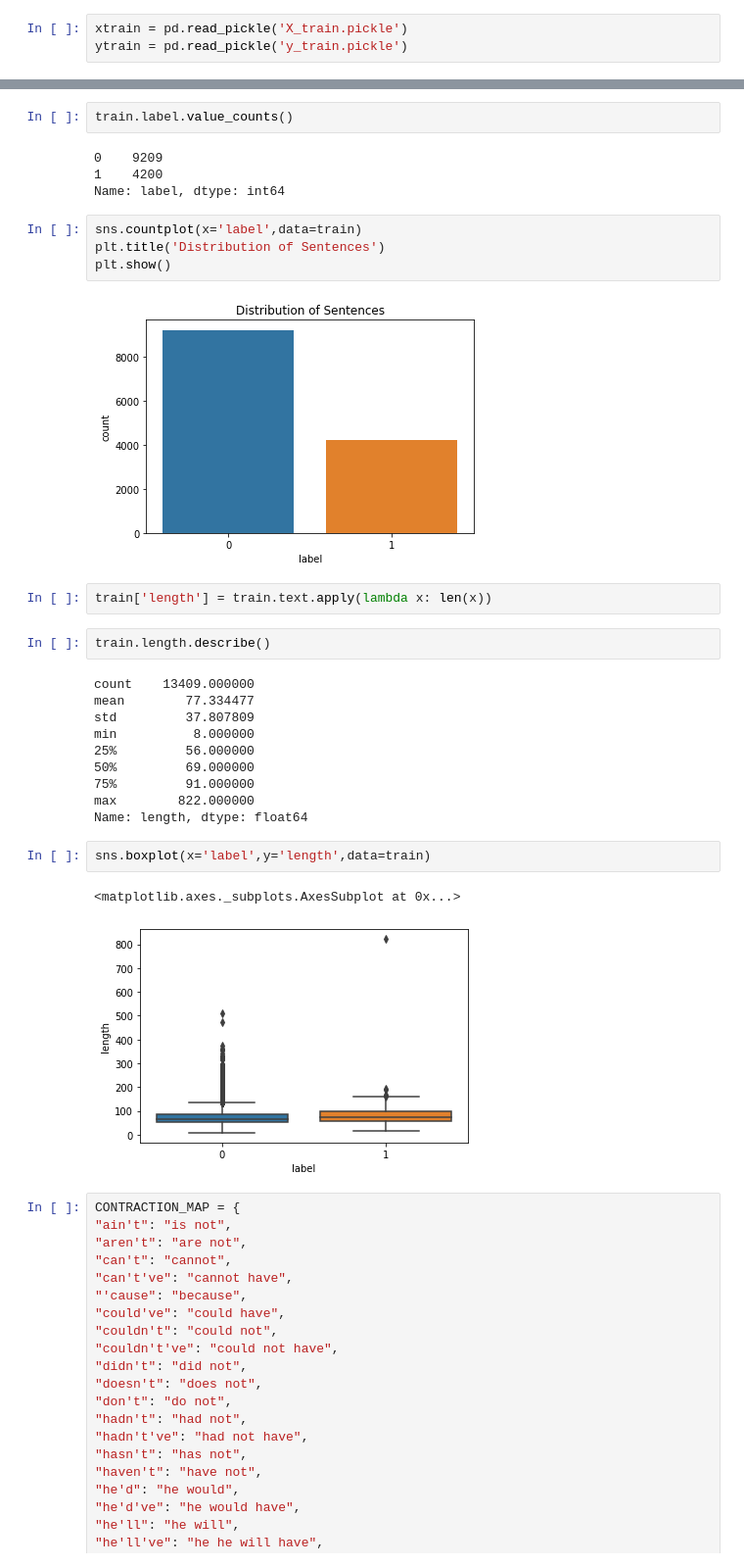
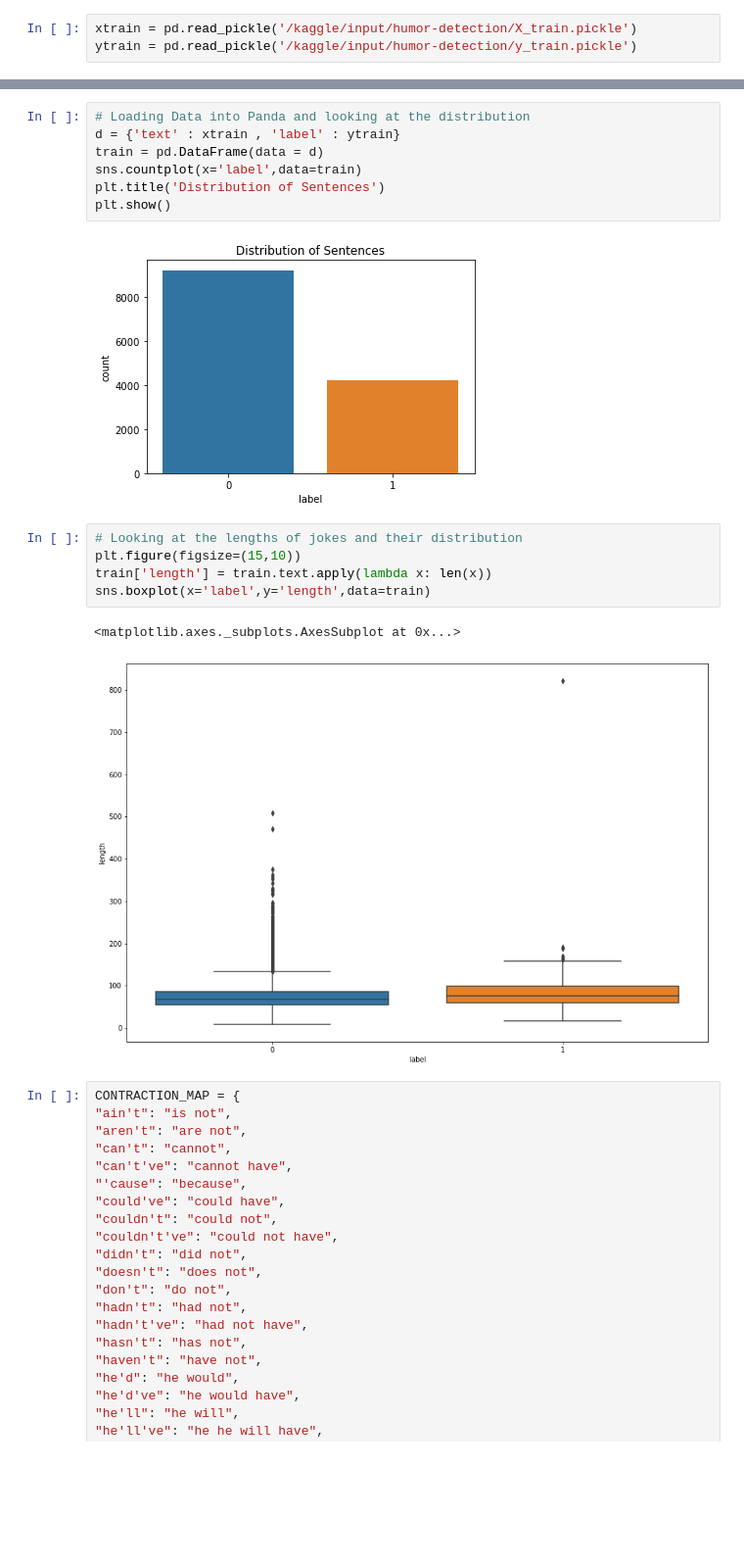
Before and after one commit to Adhundi7/humor-detection, a Jupyter notebook: humor-detection.ipynb, the cells around one changed output, grey strips where cells are left out. Shown at 98% size. Saved outputs shown, nothing was run; the diff lists cells and outputs as text; blank space fills up the shorter version.

```diff
--- a/humor-detection.ipynb
+++ b/humor-detection.ipynb
@@ -6,3 +69,3 @@ import re
 # %%
-xtrain = pd.read_pickle('X_train.pickle')
-ytrain = pd.read_pickle('y_train.pickle')
+xtrain = pd.read_pickle('/kaggle/input/humor-detection/X_train.pickle')
+ytrain = pd.read_pickle('/kaggle/input/humor-detection/y_train.pickle')
@@ -12,34 +72,20 @@ train = pd.DataFrame(data = d)
-# %%
-train.label.value_counts()
-# %% [output]
-0    9209
-1    4200
-Name: label, dtype: int64
 # %%
+# Loading Data into Panda and looking at the distribution
+d = {'text' : xtrain , 'label' : ytrain}
+train = pd.DataFrame(data = d)
 sns.countplot(x='label',data=train)
 plt.title('Distribution of Sentences')
 plt.show()
 # %% [output]
 [figure]
-# %%
-train['length'] = train.text.apply(lambda x: len(x))
-# %%
-train.length.describe()
-# %% [output]
-count    13409.000000
-mean        77.334477
-std         37.807809
-min          8.000000
-25%         56.000000
-50%         69.000000
-75%         91.000000
-max        822.000000
-Name: length, dtype: float64
-# %%
-sns.boxplot(x='label',y='length',data=train)
-# %% [output]
-<matplotlib.axes._subplots.AxesSubplot at 0x...>
-[figure, removed]
+# %%
+# Looking at the lengths of jokes and their distribution
+plt.figure(figsize=(15,10))
+train['length'] = train.text.apply(lambda x: len(x))
+sns.boxplot(x='label',y='length',data=train)
+# %% [output]
+<matplotlib.axes._subplots.AxesSubplot at 0x...>
+[figure, added]
 # %%
 CONTRACTION_MAP = {
 "ain't": "is not",
```
Also changed, not shown: parts of 16 cells of this notebook.
